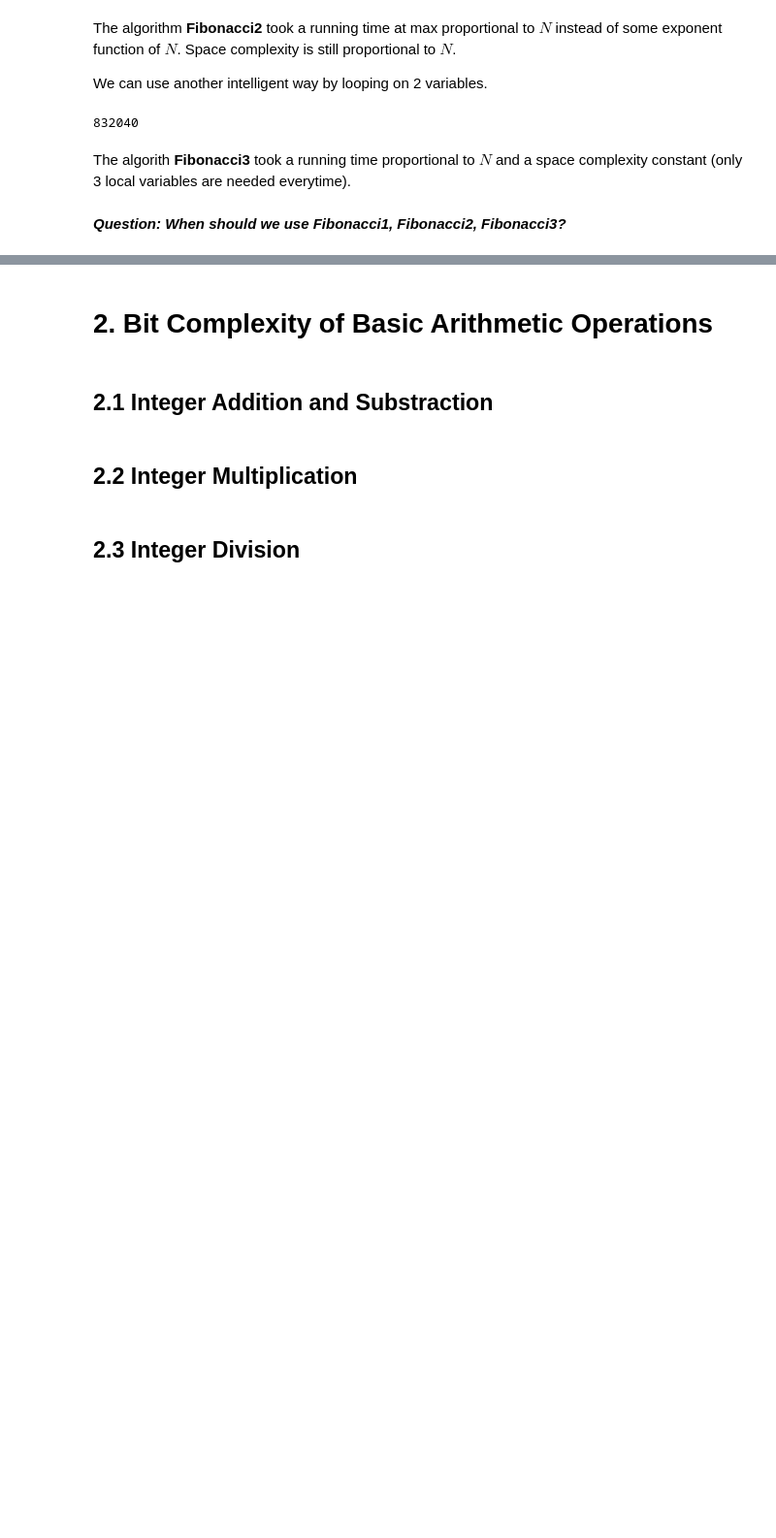
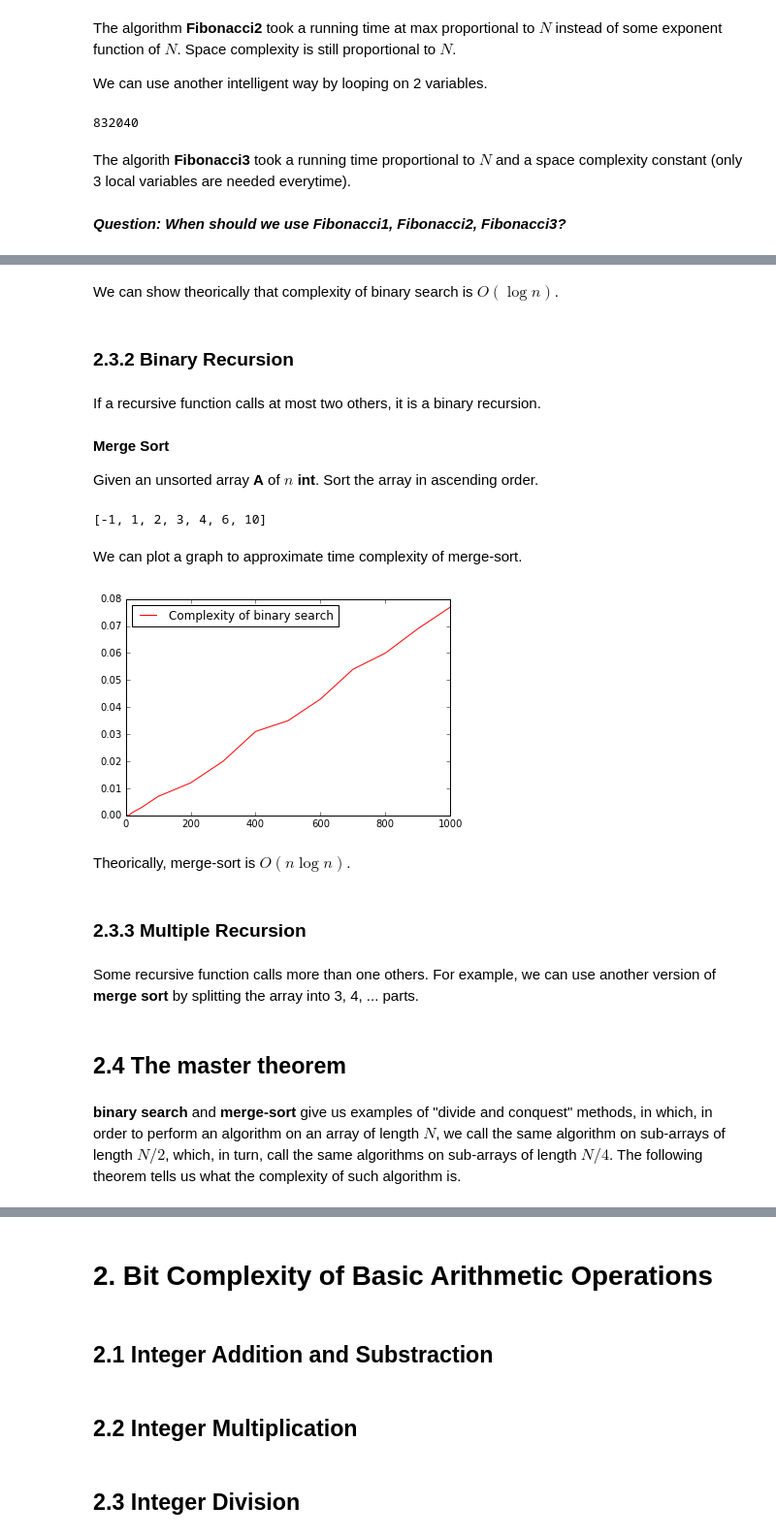
Before and after one commit to riduan91/DSC101, a Jupyter notebook: Lesson4/Amphi/AlgorithmsAndComplexity.ipynb, the cells around one changed output, grey strips where cells are left out. Shown at 97% size. Cells and saved outputs as stored; diff of their text form; code cells hidden in the pictures; blank space fills up the shorter version.

```diff
--- a/Lesson4/Amphi/AlgorithmsAndComplexity.ipynb
+++ b/Lesson4/Amphi/AlgorithmsAndComplexity.ipynb
@@ -155,0 +307,79 @@ The algorith **Fibonacci3** took a running time proportional to $N$ and a space
+# %% [markdown]
+We can show theorically that complexity of binary search is $O(\log n)$.
+# %% [markdown]
+### 2.3.2 Binary Recursion
+# %% [markdown]
+If a recursive function calls at most two others, it is a binary recursion.
+# %% [markdown]
+**Merge Sort**
+
+Given an unsorted array **A** of $n$ **int**. Sort the array in ascending order.
+# %%
+def merge_sort(A):
+    return sort_partial(A, 0, len(A))
+
+def sort_partial(A, begin, end):
+    if end - begin <= 1:
+        return A[begin: end]
+    else:
+        middle = (end + begin)/2
+        left_list = sort_partial(A, begin, middle)
+        right_list = sort_partial(A, middle, end)
+        return merge(left_list, right_list)
+
+def merge(list1, list2):
+    A = []
+    i = 0
+    j = 0
+    while i < len(list1) or j < len(list2):
+        if j == len(list2):
+            A.append(list1[i])
+            i += 1
+        elif i == len(list1):
+            A.append(list2[j])
+            j += 1
+        elif list1[i] < list2[j]:
+            A.append(list1[i])
+            i += 1
+        else:
+            A.append(list2[j])
+            j += 1
+    return A
+
+print merge_sort([2, 3, -1, 4, 1, 10, 6])
+# %% [output]
+[-1, 1, 2, 3, 4, 6, 10]
+# %% [markdown]
+We can plot a graph to approximate time complexity of merge-sort.
+# %%
+%matplotlib inline
+import time
+import random
+import matplotlib.pyplot as plt
+tests = [1, 2, 5, 10, 20, 50, 100, 200, 300, 400, 500, 600, 700, 800, 900, 1000]
+
+average_process_time = []
+for array_len in tests:
+    my_list = range(array_len)
+    random.shuffle(my_list)
+    begin = time.time()
+    for i in range(10):
+        merge_sort(my_list)
+    end = time.time()
+    average_process_time.append(end - begin)
+
+plt.plot(tests, average_process_time, "r-", label="Complexity of binary search")
+plt.legend(loc="best")
+plt.show()
+# %% [output]
+[figure, added]
+# %% [markdown]
+Theorically, merge-sort is $O(n \log n)$.
+# %% [markdown]
+### 2.3.3 Multiple Recursion
+# %% [markdown]
+Some recursive function calls more than one others. For example, we can use another version of **merge sort** by splitting the array into 3, 4, ... parts.
+# %% [markdown]
+## 2.4 The master theorem
+# %% [markdown]
+**binary search** and **merge-sort** give us examples of "divide and conquest" methods, in which, in order to perform an algorithm on an array of length $N$, we call the same algorithm on sub-arrays of length $N/2$, which, in turn, call the same algorithms on sub-arrays of length $N/4$. The following theorem tells us what the complexity of such algorithm is.
```
Also changed, not shown: parts of 26 cells of this notebook, 1 other file.
